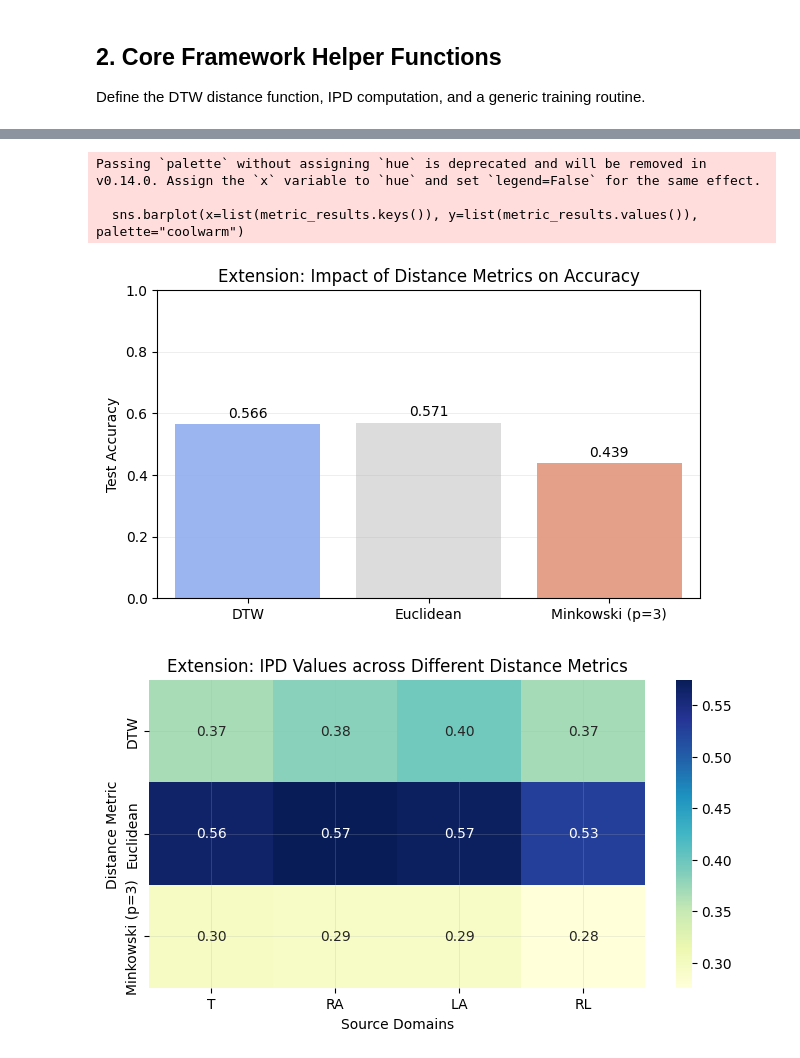
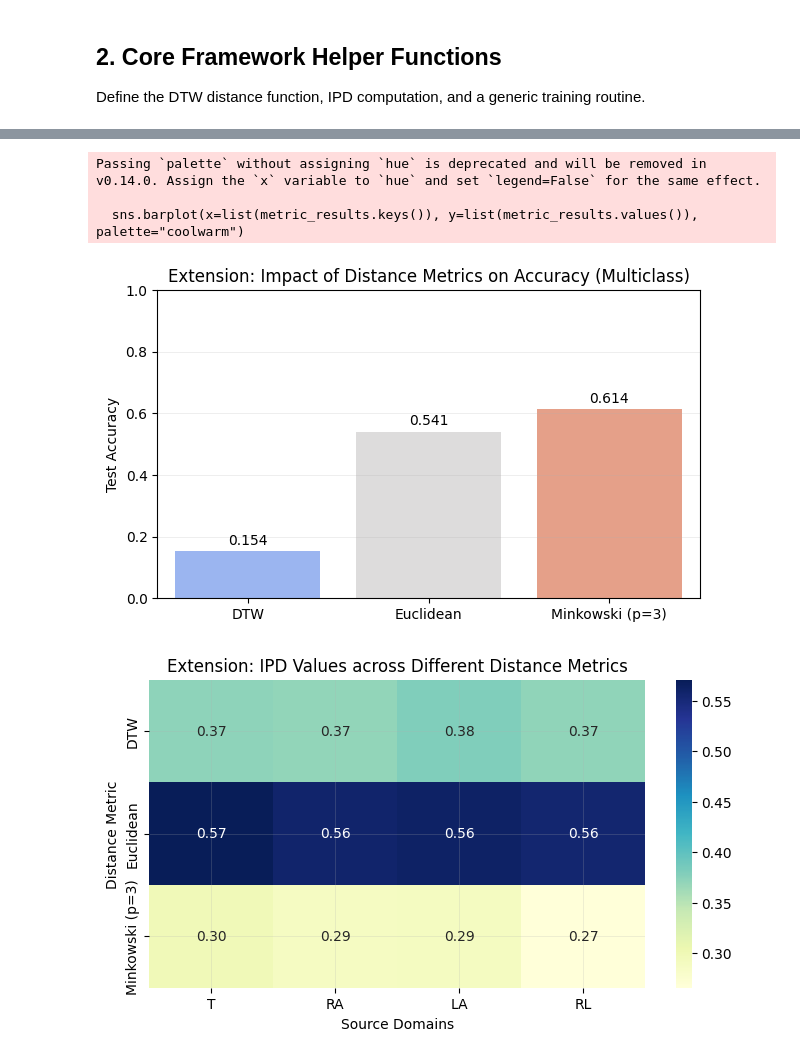
Before and after one commit to thomasfire/PyHealth, a Jupyter notebook: examples/dsa_adaptive_transfer_paper_replication.ipynb, the cells around one changed output, grey strips where cells are left out. Cells and saved outputs as stored; diff of their text form; code cells hidden in the pictures.

```diff
--- a/examples/dsa_adaptive_transfer_paper_replication.ipynb
+++ b/examples/dsa_adaptive_transfer_paper_replication.ipynb
@@ -149,6 +258,6 @@ def train_and_evaluate(source_order, ipd_scores, use_adaptive_lr=True):
 We compare the IPD (which leverages synchronized, paired multi-sensor data) against an unpaired similarity measure (simulated by shuffling the target batch).
 # %%
-# Compute Paired IPD
+# Compute Paired IPD (Multiclass)
 paired_ipd = {src: compute_mean_ipd(bundles[src]["val"], bundles[TARGET_UNIT]["val"], shuffle_target=False) for src in SOURCE_UNITS}
 paired_order = sorted(SOURCE_UNITS, key=paired_ipd.get)
 
@@ -156,8 +265,8 @@ paired_order = sorted(SOURCE_UNITS, key=paired_ipd.get)
 unpaired_ipd = {src: compute_mean_ipd(bundles[src]["val"], bundles[TARGET_UNIT]["val"], shuffle_target=True) for src in SOURCE_UNITS}
 unpaired_order = sorted(SOURCE_UNITS, key=unpaired_ipd.get)
 
-acc_paired = train_and_evaluate(paired_order, paired_ipd, use_adaptive_lr=True)
-acc_unpaired = train_and_evaluate(unpaired_order, unpaired_ipd, use_adaptive_lr=True)
+acc_paired = train_and_evaluate(paired_order, paired_ipd, bundles, use_adaptive_lr=True)
+acc_unpaired = train_and_evaluate(unpaired_order, unpaired_ipd, bundles, use_adaptive_lr=True)
 # %% [output]
 AdaptiveTransferModel(
   (encoder): LSTM(9, 128, batch_first=True)
@@ -258,5 +367,5 @@ We evaluate the impact of similarity-weighted learning-rate adaptation by traini
 # %%
-acc_fixed_lr = train_and_evaluate(paired_order, paired_ipd, use_adaptive_lr=False)
+acc_fixed_lr_ipd_order = train_and_evaluate(paired_order, paired_ipd, bundles, use_adaptive_lr=False)
 # %% [output]
 AdaptiveTransferModel(
   (encoder): LSTM(9, 128, batch_first=True)
@@ -339,11 +448,11 @@ loss: 2.5164
 # %%
 # Plotting Ablation 2
 plt.figure(figsize=(6, 4))
-sns.barplot(x=["Adaptive LR (Proposed)", "Fixed LR"], y=[acc_paired, acc_fixed_lr], palette="magma")
+sns.barplot(x=["Adaptive LR (Proposed)", "Fixed LR"], y=[acc_paired, acc_fixed_lr_ipd_order], palette="magma")
 plt.ylabel("Test Accuracy")
-plt.title("Ablation 2: Adaptive vs. Fixed Learning Rate")
+plt.title("Ablation 2: Adaptive vs. Fixed Learning Rate (Multiclass)")
 plt.ylim(0, 1.0)
-for i, v in enumerate([acc_paired, acc_fixed_lr]):
+for i, v in enumerate([acc_paired, acc_fixed_lr_ipd_order]):
     plt.text(i, v + 0.02, f"{v:.3f}", ha='center')
 plt.show()
 # %% [output]
@@ -480,7 +587,7 @@ ipd_heatmap_data = np.zeros((len(distance_metrics), len(SOURCE_UNITS)))
 for i, (name, dist_fn) in enumerate(distance_metrics.items()):
     ipd_vals = {src: compute_mean_ipd(bundles[src]["val"], bundles[TARGET_UNIT]["val"], distance_fn=dist_fn) for src in SOURCE_UNITS}
     order = sorted(SOURCE_UNITS, key=ipd_vals.get)
-    acc = train_and_evaluate(order, ipd_vals, use_adaptive_lr=True)
+    acc = train_and_evaluate(order, ipd_vals, bundles, use_adaptive_lr=True)
     metric_results[name] = acc
 
     for j, src in enumerate(SOURCE_UNITS):
@@ -567,25 +674,25 @@ loss: 2.4316
 # %%
 # Plotting Extension Results
 # 1. Bar Chart for Accuracy Comparison
 plt.figure(figsize=(7, 4))
 sns.barplot(x=list(metric_results.keys()), y=list(metric_results.values()), palette="coolwarm")
 plt.ylabel("Test Accuracy")
-plt.title("Extension: Impact of Distance Metrics on Accuracy")
+plt.title("Extension: Impact of Distance Metrics on Accuracy (Multiclass)")
 plt.ylim(0, 1.0)
 for i, v in enumerate(metric_results.values()):
     plt.text(i, v + 0.02, f"{v:.3f}", ha='center')
 plt.show()
 
 # 2. Heatmap for IPD Values across Metrics
 plt.figure(figsize=(8, 4))
 sns.heatmap(ipd_heatmap_data, annot=True, fmt=".2f", xticklabels=SOURCE_UNITS, yticklabels=list(distance_metrics.keys()), cmap="YlGnBu")
 plt.xlabel("Source Domains")
 plt.ylabel("Distance Metric")
 plt.title("Extension: IPD Values across Different Distance Metrics")
 plt.show()
 # %% [output]
 Passing `palette` without assigning `hue` is deprecated and will be removed in v0.14.0. Assign the `x` variable to `hue` and set `legend=False` for the same effect.
 
   sns.barplot(x=list(metric_results.keys()), y=list(metric_results.values()), palette="coolwarm")
-[figure, old version]
+[figure, new version]
-[figure, old version]
+[figure, new version]
```
Also changed, not shown: parts of 17 cells of this notebook.
